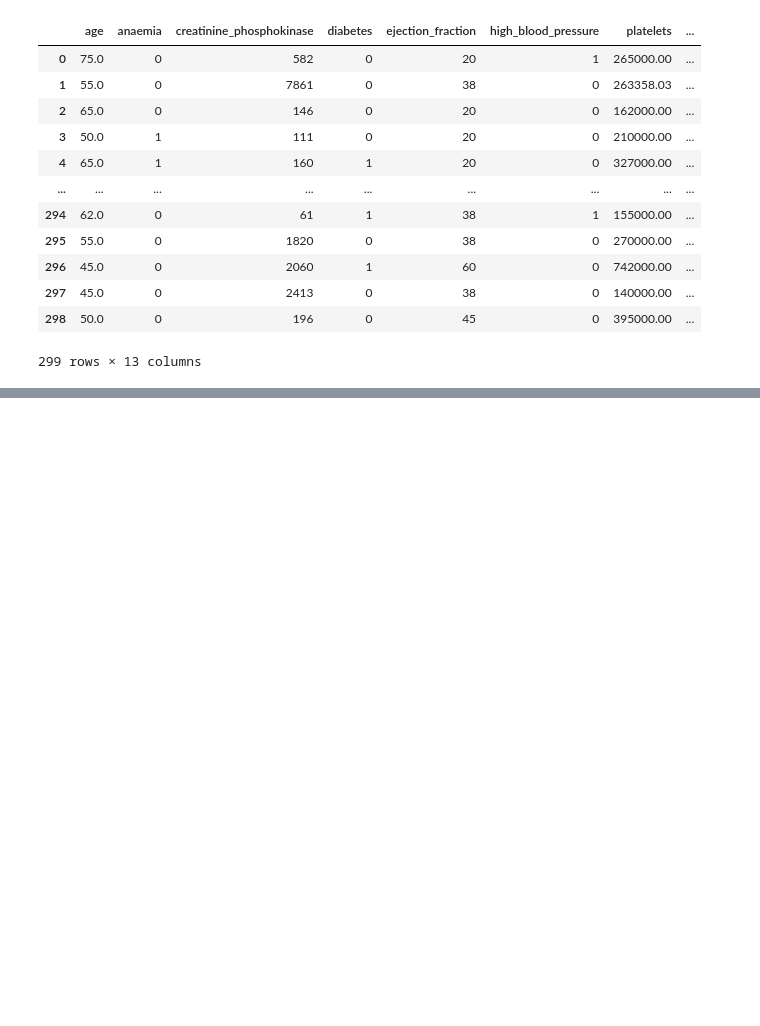
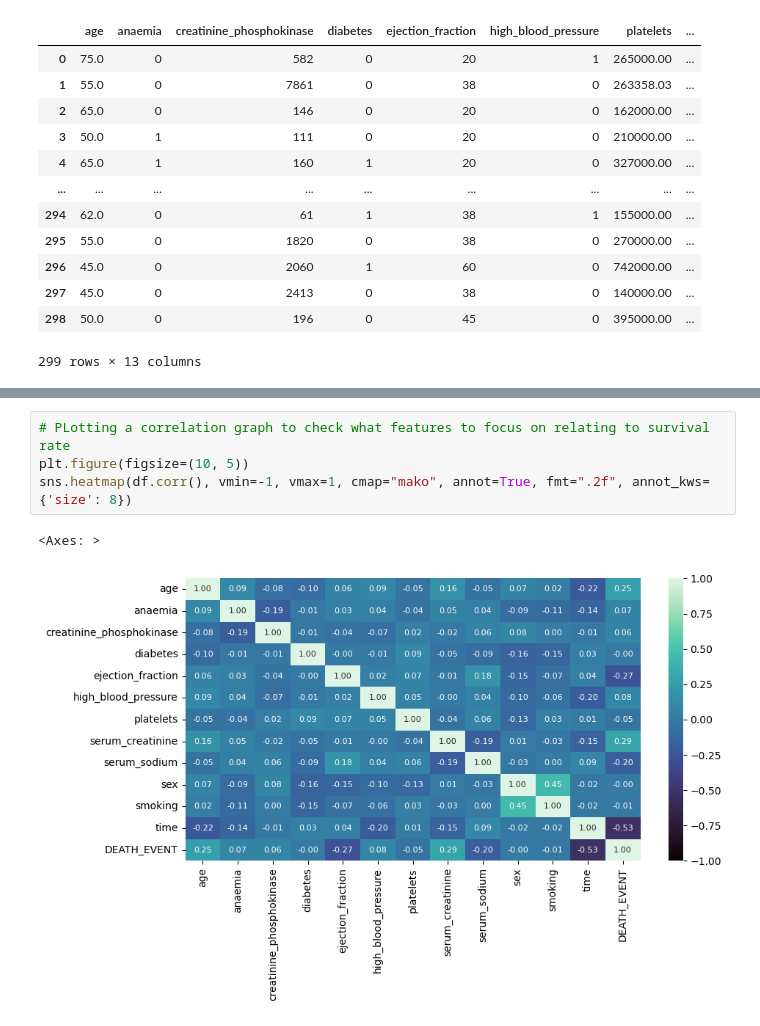
Before and after one commit to Alexandre-Duval/Heart_failure_prediction-Assignment8, a Jupyter notebook: Analysis.ipynb, the cells around one changed output, grey strips where cells are left out. Drawn from its saved outputs; the diff is of its cells as text; blank space fills up the shorter version.

```diff
--- a/Analysis.ipynb
+++ b/Analysis.ipynb
@@ -65,0 +95,7 @@ df.describe()
+# %%
+# PLotting a correlation graph to check what features to focus on relating to survival rate
+plt.figure(figsize=(10, 5))
+sns.heatmap(df.corr(), vmin=-1, vmax=1, cmap="mako", annot=True, fmt=".2f", annot_kws={'size': 8})
+# %% [output]
+<Axes: >
+[figure, added]
```
Also changed, not shown: parts of 53 cells of this notebook.
